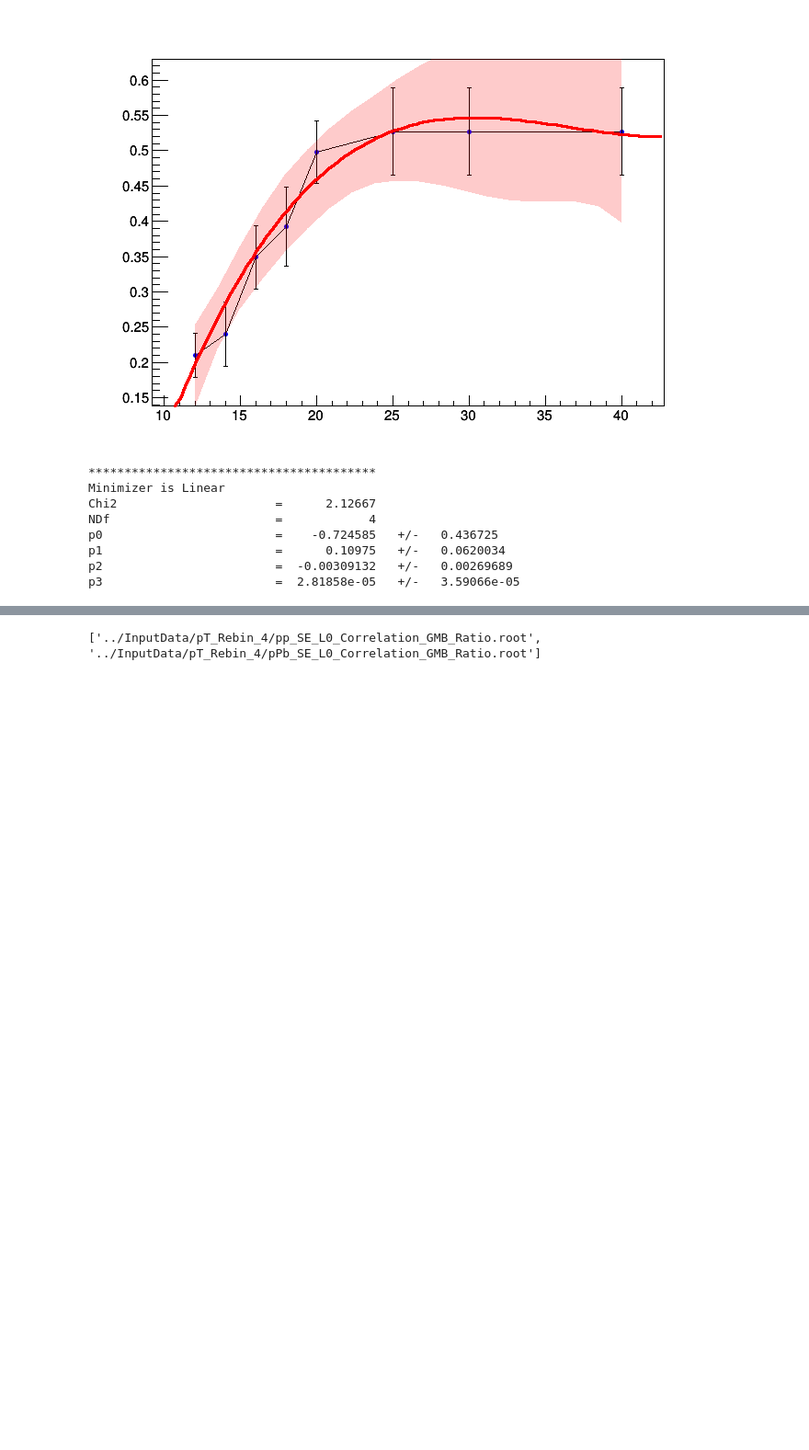
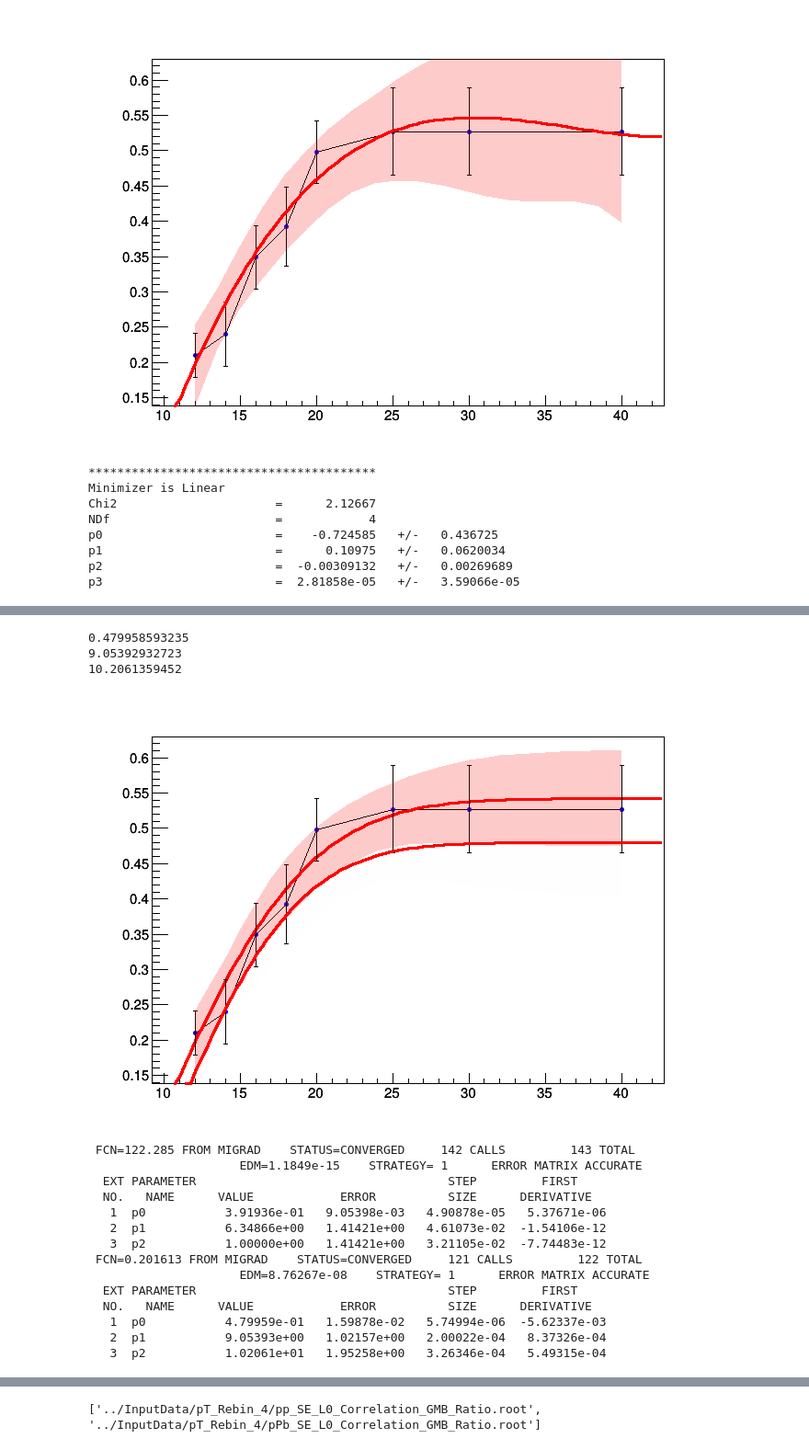
Before and after one commit to ftoralesacosta/GH_Correlations, a Jupyter notebook: Analysis_Notebooks/Projections_Pairs.ipynb, the cells around one changed output, grey strips where cells are left out. Shown at 92% size. Cells and saved outputs as stored; diff of their text form; code cells hidden in the pictures; blank space fills up the shorter version.

```diff
--- a/Analysis_Notebooks/Projections_Pairs.ipynb
+++ b/Analysis_Notebooks/Projections_Pairs.ipynb
@@ -237,0 +233,52 @@ for x in pGeV_Edges:
+# %%
+from ROOT import TF1
+from ROOT import TMath
+
+#Define pT Bins and Range
+pGeV_Edges_3 = np.linspace(12,40,29)
+
+#Define your function and set parameters (notice use of string)
+func = TF1("func",'[0]*TMath::Erf((x-[1])/[2])',12,50)
+func.SetParameter(0,0.5)
+func.SetParameter(1,0.5)
+func.SetParameter(2,1.0)
+
+c = ROOT.TCanvas()
+Purity_Graph.Draw("")
+Fit_Band.SetLineColor(ROOT.kRed);
+Fit_Band.SetFillColorAlpha(ROOT.kRed,0.2)
+Fit_Band.Draw("same3");
+
+#Fill a TGraph with Purity Information
+Purity_Graph_fit_bottom = ROOT.TGraphErrors()
+for izt in range (len(pGeV_Edges_3)):
+    Purity_Graph_fit_bottom.SetPoint(izt,pGeV_Edges_3[izt],fit_vals[izt]-fit_errors[izt])
+    Purity_Graph_fit_bottom.SetPointError(izt,0,fit_errors[izt])
+Purity_Graph_fit_bottom.Fit("func","S")
+Purity_Graph_fit_bottom.SetFillColorAlpha(ROOT.kRed,0.0)
+Purity_Graph_fit_bottom.Draw("same3")
+fit = Purity_Graph_fit_bottom.Fit("func","S")
+print fit.Parameters()[0]
+print fit.Parameters()[1]
+print fit.Parameters()[2]
+fit.Draw("same")
+c.Draw()
+# %% [output]
+0.479958593235
+9.05392932723
+10.2061359452
+[figure, added]
+ FCN=122.285 FROM MIGRAD    STATUS=CONVERGED     142 CALLS         143 TOTAL
+                     EDM=1.1849e-15    STRATEGY= 1      ERROR MATRIX ACCURATE
+  EXT PARAMETER                                   STEP         FIRST
+  NO.   NAME      VALUE            ERROR          SIZE      DERIVATIVE
+   1  p0           3.91936e-01   9.05398e-03   4.90878e-05   5.37671e-06
+   2  p1           6.34866e+00   1.41421e+00   4.61073e-02  -1.54106e-12
+   3  p2           1.00000e+00   1.41421e+00   3.21105e-02  -7.74483e-12
+ FCN=0.201613 FROM MIGRAD    STATUS=CONVERGED     121 CALLS         122 TOTAL
+                     EDM=8.76267e-08    STRATEGY= 1      ERROR MATRIX ACCURATE
+  EXT PARAMETER                                   STEP         FIRST
+  NO.   NAME      VALUE            ERROR          SIZE      DERIVATIVE
+   1  p0           4.79959e-01   1.59878e-02   5.74994e-06  -5.62337e-03
+   2  p1           9.05393e+00   1.02157e+00   2.00022e-04   8.37326e-04
+   3  p2           1.02061e+01   1.95258e+00   3.26346e-04   5.49315e-04
```
Also changed, not shown: parts of 4 cells of this notebook, 55 other files.
